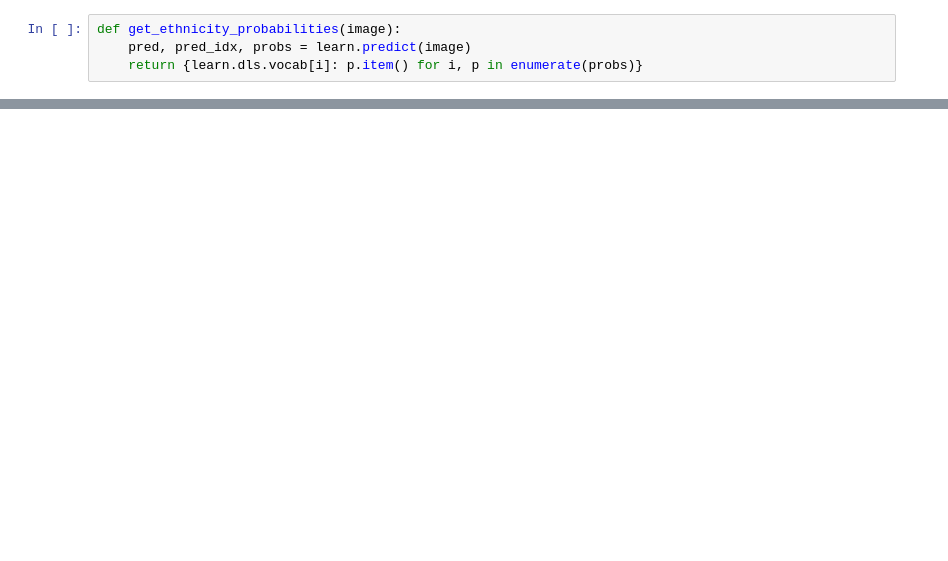
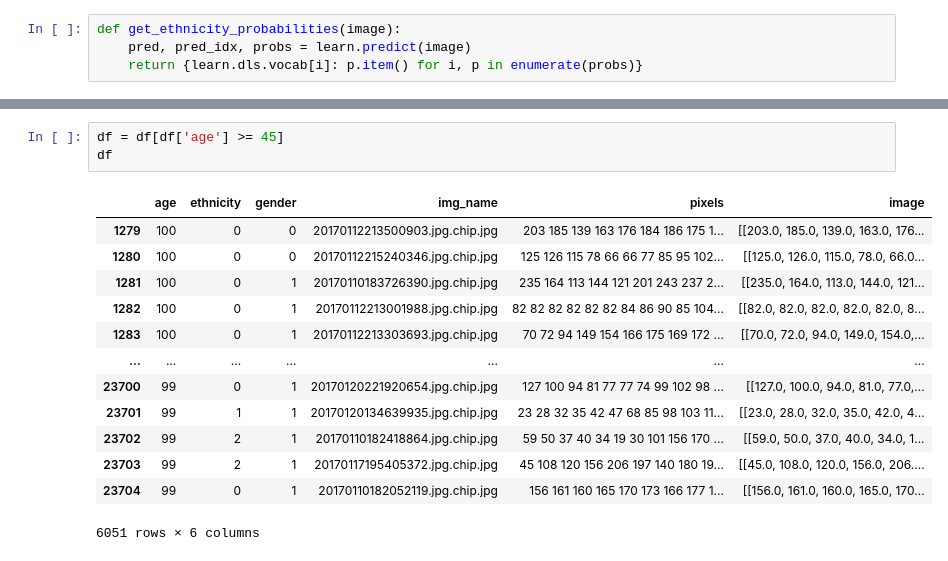
Before and after one commit to Jordan99990/Racial-Recognition, a Jupyter notebook: fastai_model_v2.ipynb, the cells around one changed output, grey strips where cells are left out. Saved outputs shown, nothing was run; the diff lists cells and outputs as text; blank space fills up the shorter version.

```diff
--- a/fastai_model_v2.ipynb
+++ b/fastai_model_v2.ipynb
@@ -69,0 +73,17 @@ print(probabilities)
+# %%
+df = df[df['age'] >= 45]
+df
+# %% [output]
+|  | age | ethnicity | gender | img_name | pixels | image |
+| 1279 | 100 | 0 | 0 | 20170112213500903.jpg.chip.jpg | 203 185 139 163 176 184 186 175 1... | [[203.0, 185.0, 139.0, 163.0, 176... |
+| 1280 | 100 | 0 | 0 | 20170112215240346.jpg.chip.jpg | 125 126 115 78 66 66 77 85 95 102... | [[125.0, 126.0, 115.0, 78.0, 66.0... |
+| 1281 | 100 | 0 | 1 | 20170110183726390.jpg.chip.jpg | 235 164 113 144 121 201 243 237 2... | [[235.0, 164.0, 113.0, 144.0, 121... |
+| 1282 | 100 | 0 | 1 | 20170112213001988.jpg.chip.jpg | 82 82 82 82 82 82 84 86 90 85 104... | [[82.0, 82.0, 82.0, 82.0, 82.0, 8... |
+| 1283 | 100 | 0 | 1 | 20170112213303693.jpg.chip.jpg | 70 72 94 149 154 166 175 169 172 ... | [[70.0, 72.0, 94.0, 149.0, 154.0,... |
+| ... | ... | ... | ... | ... | ... | ... |
+| 23700 | 99 | 0 | 1 | 20170120221920654.jpg.chip.jpg | 127 100 94 81 77 77 74 99 102 98 ... | [[127.0, 100.0, 94.0, 81.0, 77.0,... |
+| 23701 | 99 | 1 | 1 | 20170120134639935.jpg.chip.jpg | 23 28 32 35 42 47 68 85 98 103 11... | [[23.0, 28.0, 32.0, 35.0, 42.0, 4... |
+| 23702 | 99 | 2 | 1 | 20170110182418864.jpg.chip.jpg | 59 50 37 40 34 19 30 101 156 170 ... | [[59.0, 50.0, 37.0, 40.0, 34.0, 1... |
+| 23703 | 99 | 2 | 1 | 20170117195405372.jpg.chip.jpg | 45 108 120 156 206 197 140 180 19... | [[45.0, 108.0, 120.0, 156.0, 206.... |
+| 23704 | 99 | 0 | 1 | 20170110182052119.jpg.chip.jpg | 156 161 160 165 170 173 166 177 1... | [[156.0, 161.0, 160.0, 165.0, 170... |
+6051 rows × 6 columns
```
Also changed, not shown: parts of 5 cells of this notebook.
